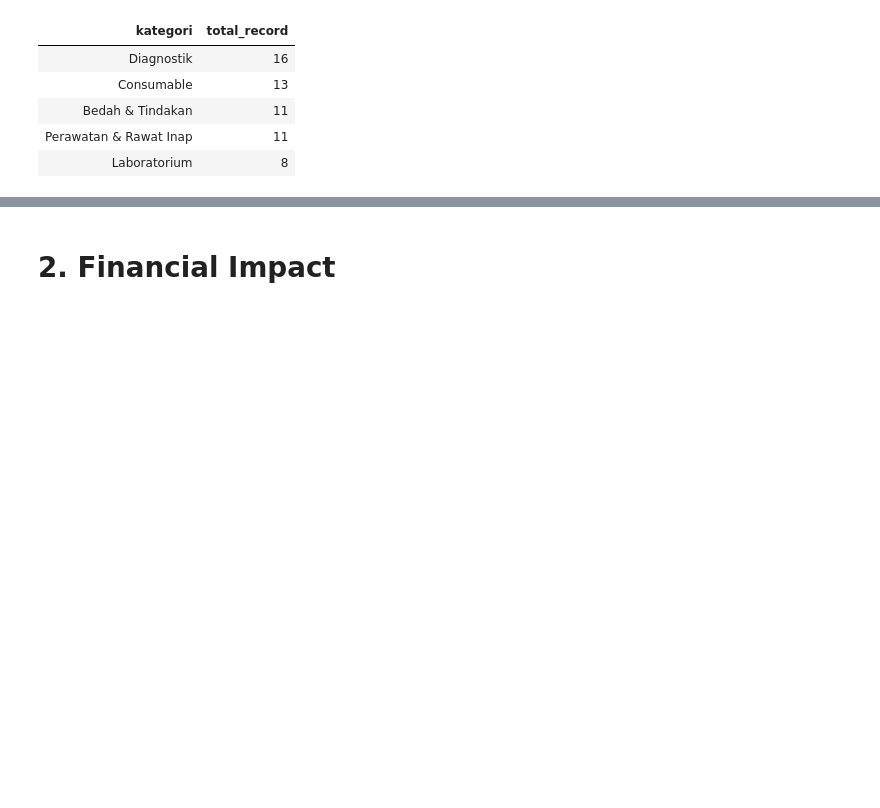
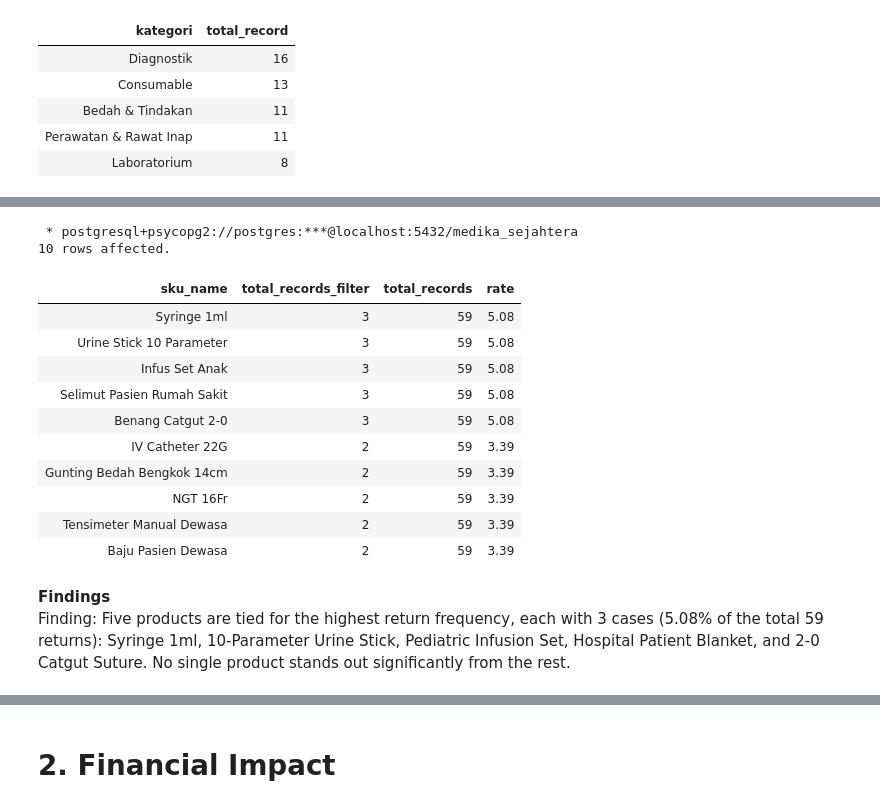
Before and after one commit to Rpfitrah/return-analysis-medika-sejahtera, a Jupyter notebook: Notebook/EDA.ipynb, the cells around one changed output, grey strips where cells are left out. Cells and saved outputs as stored; diff of their text form; code cells hidden in the pictures; blank space fills up the shorter version.

```diff
--- a/Notebook/EDA.ipynb
+++ b/Notebook/EDA.ipynb
@@ -933,0 +788,44 @@ ORDER BY
+# %%
+%%sql
+
+WITH
+    sku_total AS (
+        SELECT
+            COUNT(*) AS total_records
+        FROM
+            return_cleaned
+    )
+
+
+SELECT
+    sku_name,
+    COUNT(*) AS total_records_filter,
+    kt.total_records,
+    ROUND((COUNT(*)::numeric / NULLIF(kt.total_records,0)::numeric) * 100,2) AS rate
+FROM
+    return_cleaned rc
+CROSS JOIN
+    sku_total kt
+GROUP BY
+    sku_name,
+    kt.total_records
+ORDER BY
+    total_records_filter DESC
+LIMIT 10
+# %% [output]
+ * postgresql+psycopg2://postgres:***@localhost:5432/medika_sejahtera
+10 rows affected.
+| sku_name | total_records_filter | total_records | rate |
+| Syringe 1ml | 3 | 59 | 5.08 |
+| Urine Stick 10 Parameter | 3 | 59 | 5.08 |
+| Infus Set Anak | 3 | 59 | 5.08 |
+| Selimut Pasien Rumah Sakit | 3 | 59 | 5.08 |
+| Benang Catgut 2-0 | 3 | 59 | 5.08 |
+| IV Catheter 22G | 2 | 59 | 3.39 |
+| Gunting Bedah Bengkok 14cm | 2 | 59 | 3.39 |
+| NGT 16Fr | 2 | 59 | 3.39 |
+| Tensimeter Manual Dewasa | 2 | 59 | 3.39 |
+| Baju Pasien Dewasa | 2 | 59 | 3.39 |
+# %% [markdown]
+**Findings**
+Finding: Five products are tied for the highest return frequency, each with 3 cases (5.08% of the total 59 returns): Syringe 1ml, 10-Parameter Urine Stick, Pediatric Infusion Set, Hospital Patient Blanket, and 2-0 Catgut Suture. No single product stands out significantly from the rest.
```
Also changed, not shown: parts of 63 cells of this notebook.
